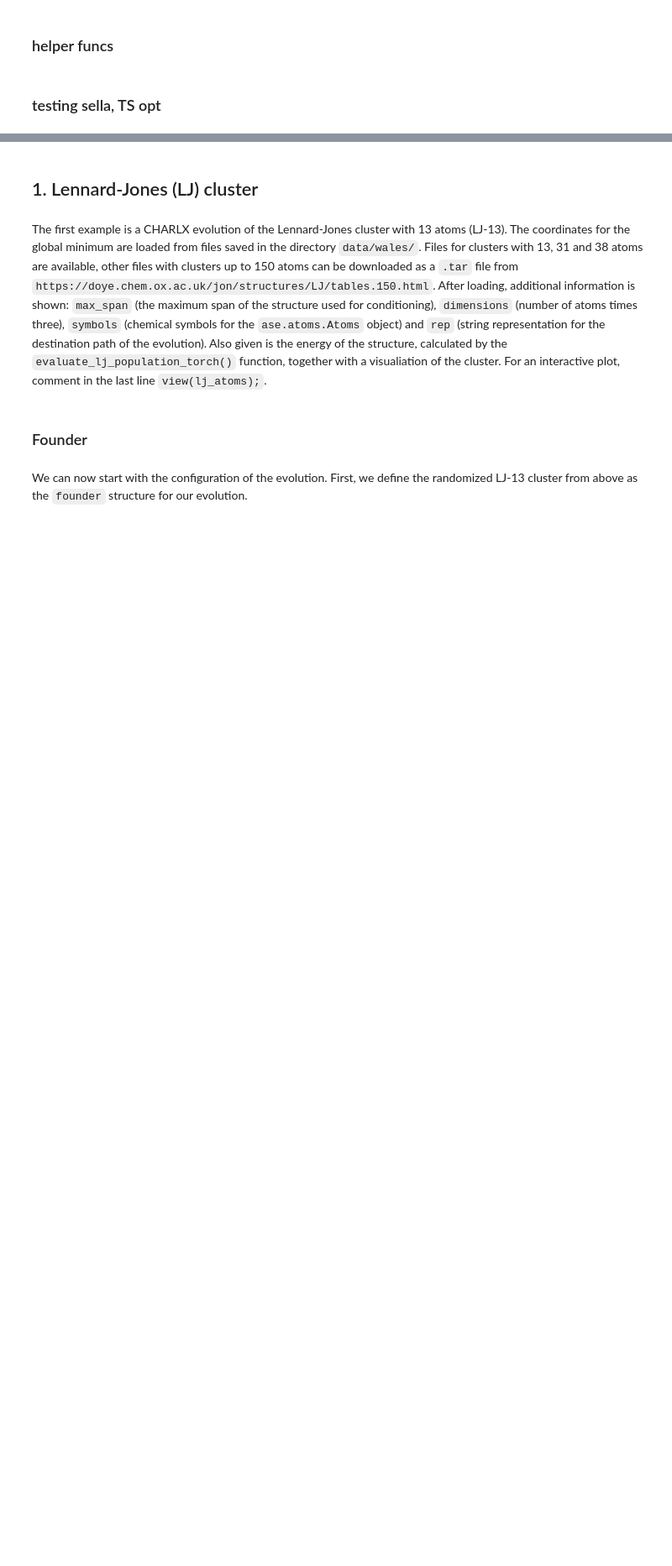
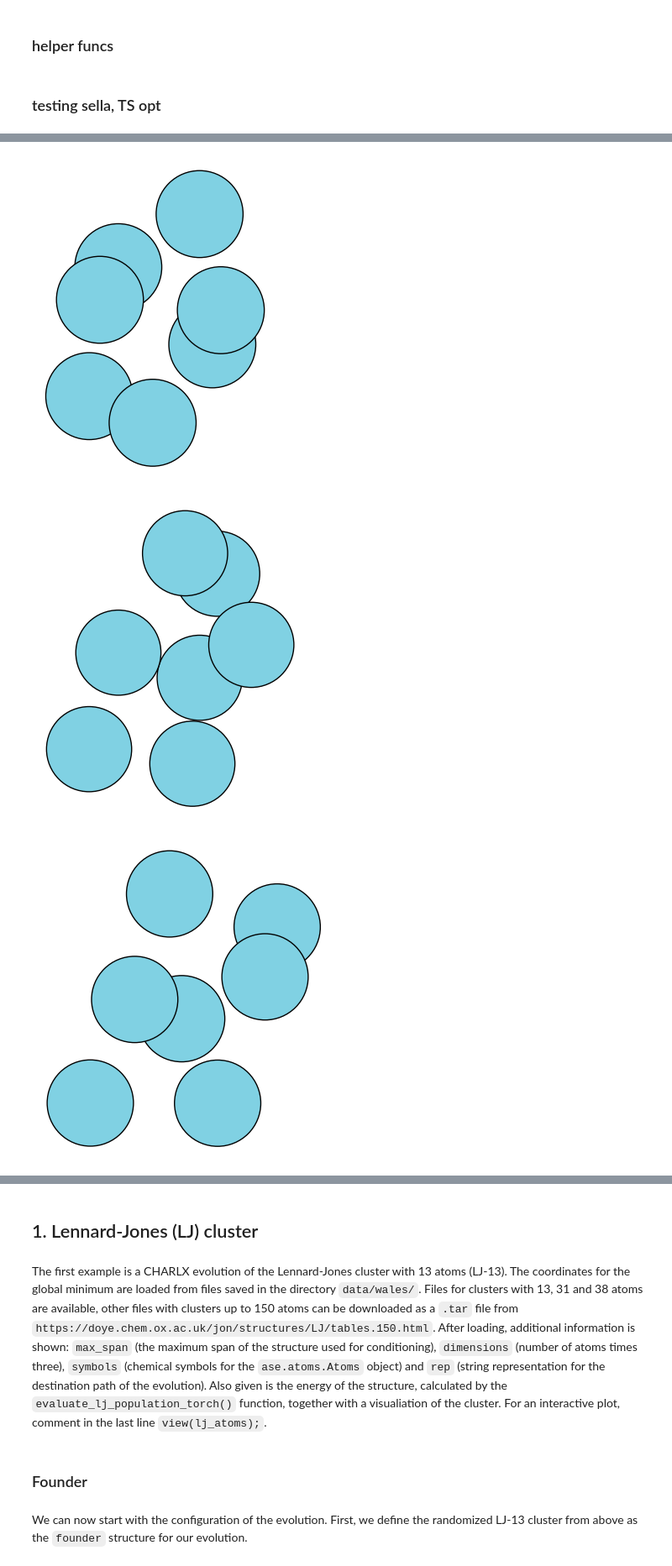
Before and after one commit to cimun/charlx_ts, a Jupyter notebook: test_run.ipynb, the cells around one changed output, grey strips where cells are left out. Shown at 84% size. Saved outputs shown, nothing was run; the diff lists cells and outputs as text; code cells hidden in the pictures; blank space fills up the shorter version.

```diff
--- a/test_run.ipynb
+++ b/test_run.ipynb
@@ -382,6 +247,10 @@ check_saddle_point(ts_state), ts_state.get_potential_energy()
 # %%
-rotation = "-90x"
-radii = 0.5
+rotation = ""
+radii = 0.3
 plot_atoms_without_axes(min1, radii=radii, rotation=rotation)
 plot_atoms_without_axes(ts_state, radii=radii, rotation=rotation),
 plot_atoms_without_axes(min2, radii=radii, rotation=rotation)
+# %% [output]
+[figure, added]
+[figure, added]
+[figure, added]
```
Also changed, not shown: parts of 19 cells of this notebook.
